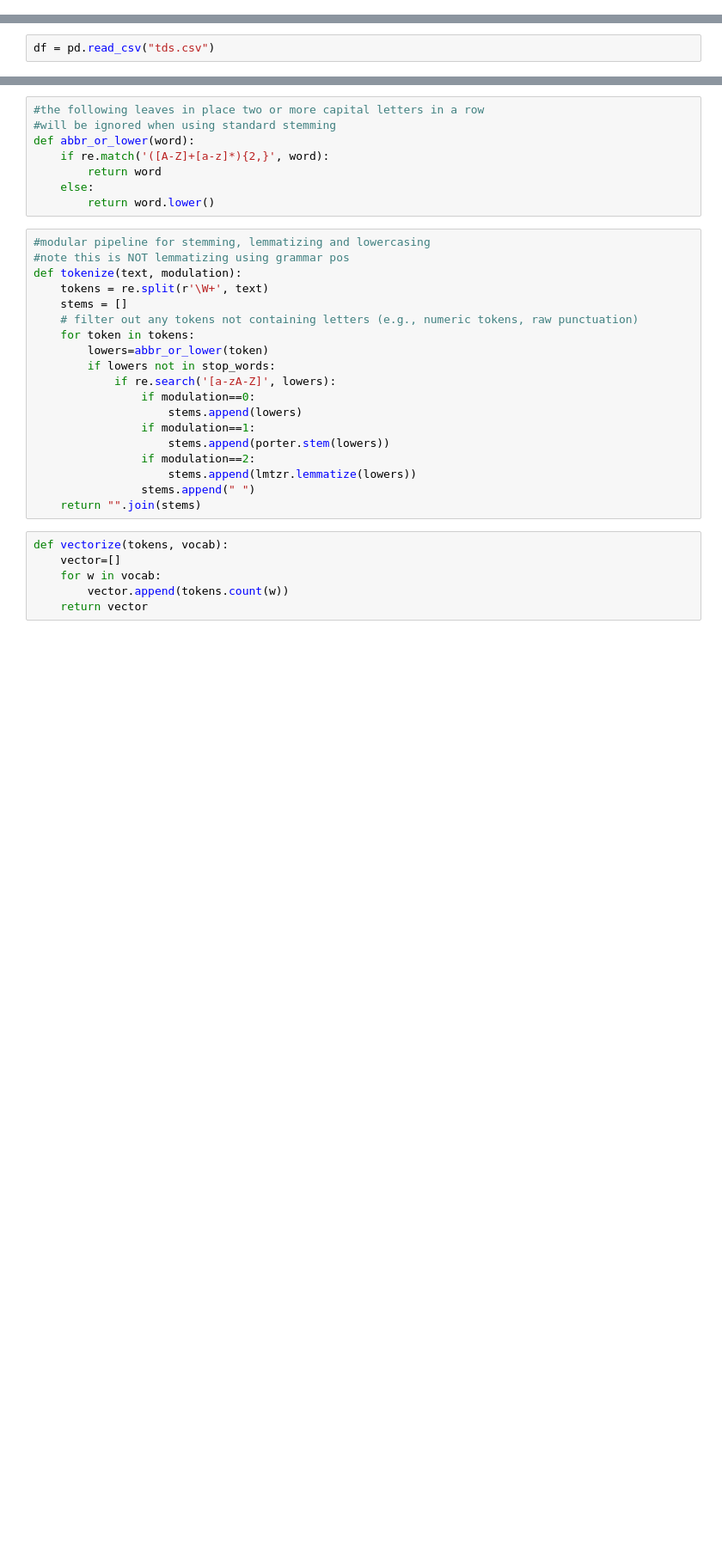
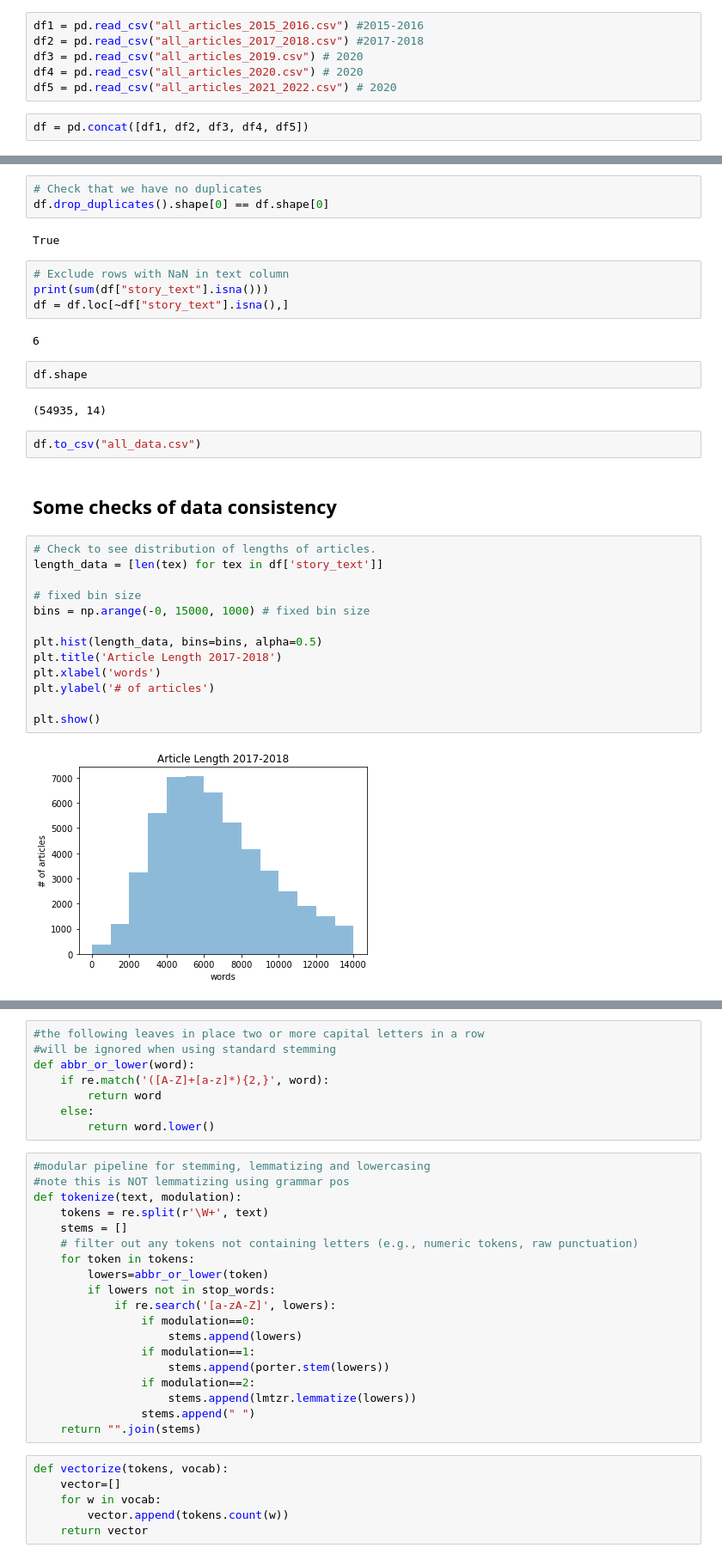
Before and after one commit to dothereading/text-mining-final-project, a Jupyter notebook: Analysis.ipynb, the cells around one changed output, grey strips where cells are left out. Shown at 86% size. Cells and saved outputs as stored; diff of their text form; blank space fills up the shorter version.

```diff
--- a/Analysis.ipynb
+++ b/Analysis.ipynb
@@ -34,0 +27,8 @@ lmtzr = WordNetLemmatizer()
+# %%
+df1 = pd.read_csv("all_articles_2015_2016.csv") #2015-2016
+df2 = pd.read_csv("all_articles_2017_2018.csv") #2017-2018
+df3 = pd.read_csv("all_articles_2019.csv") # 2020
+df4 = pd.read_csv("all_articles_2020.csv") # 2020
+df5 = pd.read_csv("all_articles_2021_2022.csv") # 2020
+# %%
+df = pd.concat([df1, df2, df3, df4, df5])
@@ -35,3 +40,35 @@ lmtzr = WordNetLemmatizer()
+# %%
+# Check that we have no duplicates
+df.drop_duplicates().shape[0] == df.shape[0]
+# %% [output]
+True
+# %%
+# Exclude rows with NaN in text column
+print(sum(df["story_text"].isna()))
+df = df.loc[~df["story_text"].isna(),]
+# %% [output]
+6
+# %%
+df.shape
+# %% [output]
+(54935, 14)
+# %%
+df.to_csv("all_data.csv")
+# %% [markdown]
+## Some checks of data consistency
 # %%
-df = pd.read_csv("tds.csv")
+# Check to see distribution of lengths of articles.
+length_data = [len(tex) for tex in df['story_text']]
+
+# fixed bin size
+bins = np.arange(-0, 15000, 1000) # fixed bin size
+
+plt.hist(length_data, bins=bins, alpha=0.5)
+plt.title('Article Length 2017-2018')
+plt.xlabel('words')
+plt.ylabel('# of articles')
+
+plt.show()
+# %% [output]
+[figure, added]
 # %%
```
Also changed, not shown: parts of 46 cells of this notebook.
